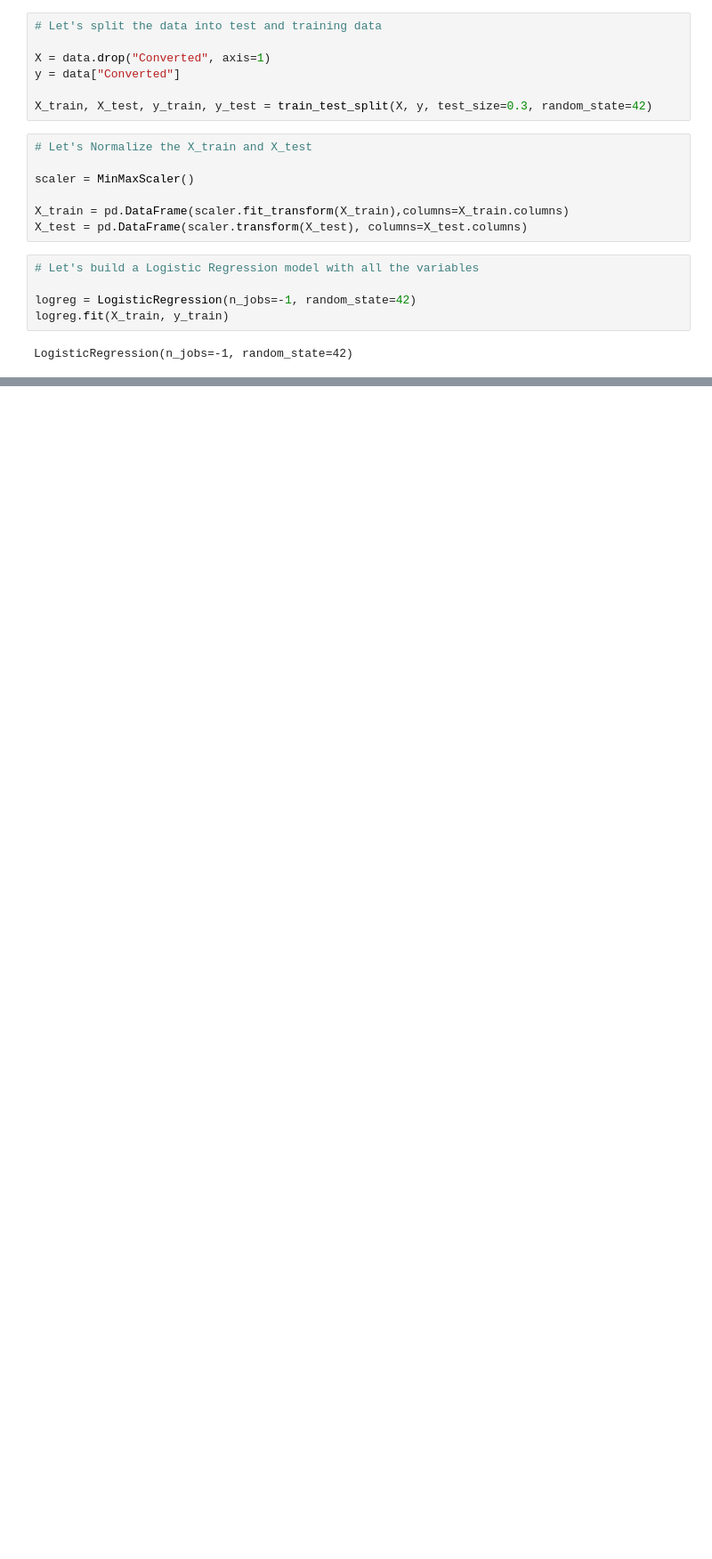
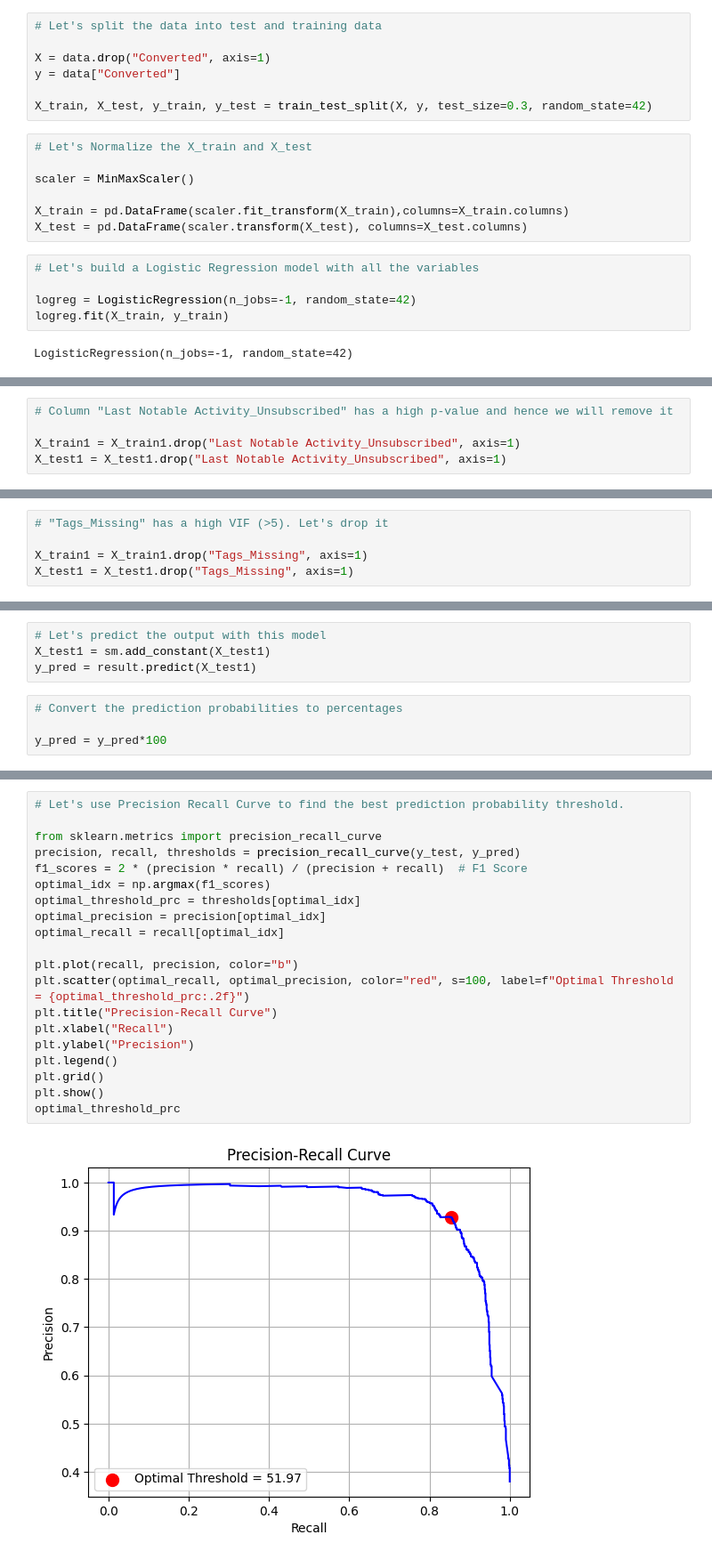
Before and after one commit to aravindpeddinti/Lead_Scoring_Case_Study, a Jupyter notebook: Assignment.ipynb, the cells around one changed output, grey strips where cells are left out. Shown at 89% size. Saved outputs shown, nothing was run; the diff lists cells and outputs as text; blank space fills up the shorter version.

```diff
--- a/Assignment.ipynb
+++ b/Assignment.ipynb
@@ -1296,0 +961,5 @@ coefficients
+# %%
+# Column "Last Notable Activity_Unsubscribed" has a high p-value and hence we will remove it
+
+X_train1 = X_train1.drop("Last Notable Activity_Unsubscribed", axis=1)
+X_test1 = X_test1.drop("Last Notable Activity_Unsubscribed", axis=1)
@@ -1296,0 +1020,5 @@ coefficients
+# %%
+# "Tags_Missing" has a high VIF (>5). Let's drop it
+
+X_train1 = X_train1.drop("Tags_Missing", axis=1)
+X_test1 = X_test1.drop("Tags_Missing", axis=1)
@@ -1296,0 +1077,8 @@ coefficients
+# %%
+# Let's predict the output with this model
+X_test1 = sm.add_constant(X_test1)
+y_pred = result.predict(X_test1)
+# %%
+# Convert the prediction probabilities to percentages
+
+y_pred = y_pred*100
@@ -1296,0 +1097,22 @@ coefficients
+# %%
+# Let's use Precision Recall Curve to find the best prediction probability threshold.
+
+from sklearn.metrics import precision_recall_curve
+precision, recall, thresholds = precision_recall_curve(y_test, y_pred)
+f1_scores = 2 * (precision * recall) / (precision + recall)  # F1 Score
+optimal_idx = np.argmax(f1_scores)
+optimal_threshold_prc = thresholds[optimal_idx]
+optimal_precision = precision[optimal_idx]
+optimal_recall = recall[optimal_idx]
+
+plt.plot(recall, precision, color="b")
+plt.scatter(optimal_recall, optimal_precision, color="red", s=100, label=f"Optimal Threshold = {optimal_threshold_prc:.2f}")
+plt.title("Precision-Recall Curve")
+plt.xlabel("Recall")
+plt.ylabel("Precision")
+plt.legend()
+plt.grid()
+plt.show()
+optimal_threshold_prc
+# %% [output]
+[figure, added]
```
Also changed, not shown: parts of 73 cells of this notebook.
